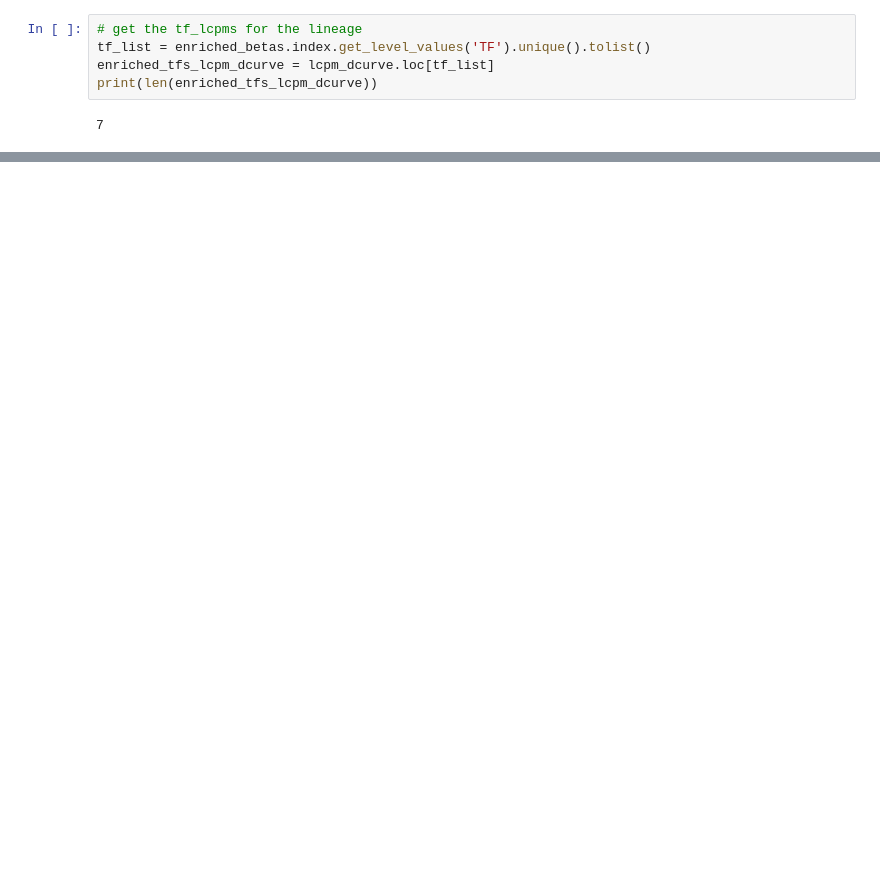
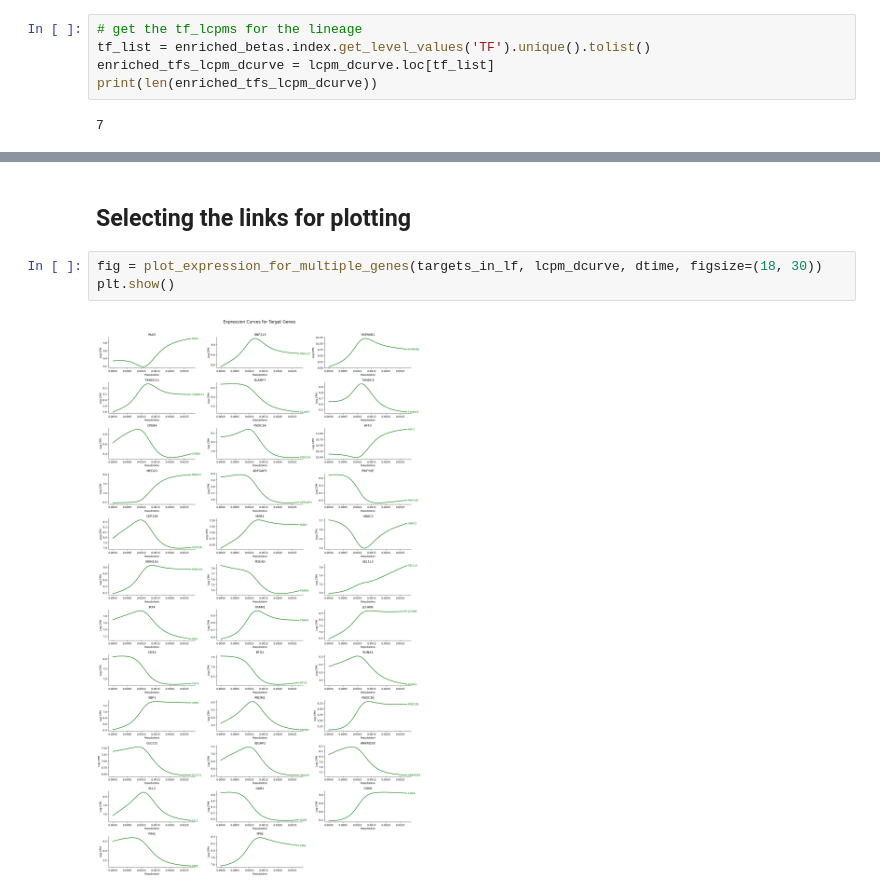
Before and after one commit to sachha-naksha/B_Cell_States, a Jupyter notebook: multiome_dynamic_regulation/py_scripts/analysis/enriched_regulons_analysis.ipynb, the cells around one changed output, grey strips where cells are left out. Saved outputs shown, nothing was run; the diff lists cells and outputs as text; blank space fills up the shorter version.

```diff
--- a/multiome_dynamic_regulation/py_scripts/analysis/enriched_regulons_analysis.ipynb
+++ b/multiome_dynamic_regulation/py_scripts/analysis/enriched_regulons_analysis.ipynb
@@ -158,0 +314,7 @@ fig, ax, force_values = plot_force_heatmap(
+# %% [markdown]
+## Selecting the links for plotting
+# %%
+fig = plot_expression_for_multiple_genes(targets_in_lf, lcpm_dcurve, dtime, figsize=(18, 30))
+plt.show()
+# %% [output]
+[figure, added]
```
Also changed, not shown: parts of 16 cells of this notebook, 2 other files.
